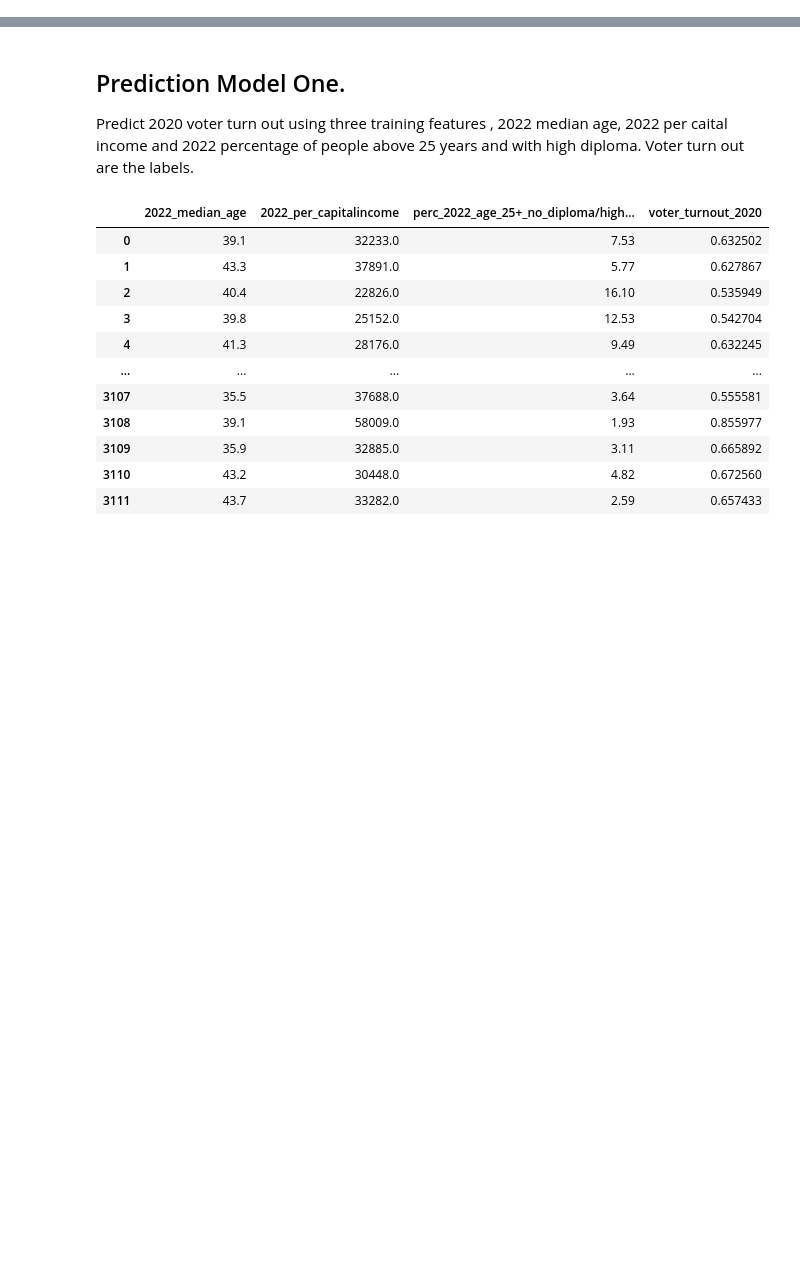
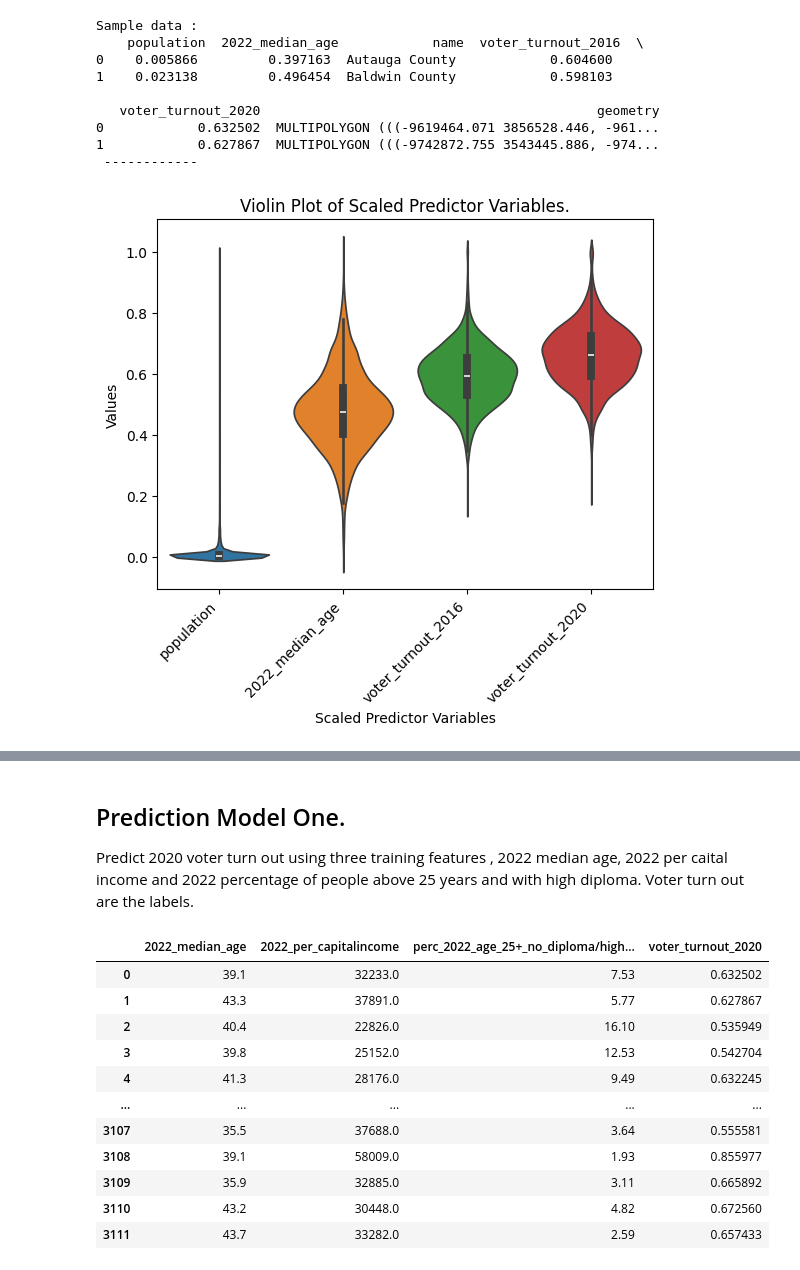
Before and after one commit to kechcole/Machine-Learning, a Jupyter notebook: Notebook/2.Multiple Linear Regression.ipynb, the cells around one changed output, grey strips where cells are left out. Saved outputs shown, nothing was run; the diff lists cells and outputs as text; code cells hidden in the pictures; blank space fills up the shorter version.

```diff
--- a/Notebook/2.Multiple Linear Regression.ipynb
+++ b/Notebook/2.Multiple Linear Regression.ipynb
@@ -126,0 +108,13 @@ Index(['county_fip', 'fips', 'name', 'population', 'pop_sqmi', 'sqmi',
+# %%
+# Scale median age and population data to have a common scale.
+
+# Select unscaled data
+data2 = data[['population', '2022_median_age']]
+# Scale ALL numeric data through normalisation
+scaleMinMax = MinMaxScaler(feature_range=(0, 1))  # Scaler ensures values should range between 0 and 1
+
+data2 = scaleMinMax.fit_transform(data2)
+
+# Create a dataframe of scaled data
+data2 = pd.DataFrame(data2, columns=['population', '2022_median_age'])
+data2
@@ -126,0 +135,36 @@ Index(['county_fip', 'fips', 'name', 'population', 'pop_sqmi', 'sqmi',
+# %%
+# Merge data and plot a vioilin showing distribution
+
+# Drop column to be scaled from original dataframe
+scaled_data = data.drop(['population', '2022_median_age'], axis=1)
+
+# Merge remaining columns with scaled data
+scaled_data = pd.concat([data2, scaled_data], axis=1)
+
+# Create geodataframe
+scaled_data = gpd.GeoDataFrame(scaled_data, crs="EPSG:3857", geometry=scaled_data.geometry)
+
+# Sample data
+print(f'Sample data : \n {scaled_data.head(2)} \n ------------\n ')
+
+# Plot scaled data
+sns.violinplot(data=scaled_data)
+plt.xticks(rotation=45, ha='right')
+
+# Title and labels
+plt.title('Violin Plot of Scaled Predictor Variables.')
+plt.xlabel('Scaled Predictor Variables')
+plt.ylabel('Values')
+
+plt.show()
+# %% [output]
+Sample data :
+    population  2022_median_age            name  voter_turnout_2016  \
+0    0.005866         0.397163  Autauga County            0.604600
+1    0.023138         0.496454  Baldwin County            0.598103
+
+   voter_turnout_2020                                           geometry
+0            0.632502  MULTIPOLYGON (((-9619464.071 3856528.446, -961...
+1            0.627867  MULTIPOLYGON (((-9742872.755 3543445.886, -974...
+ ------------
+[figure, added]
```
Also changed, not shown: parts of 11 cells of this notebook, 3 other files.
